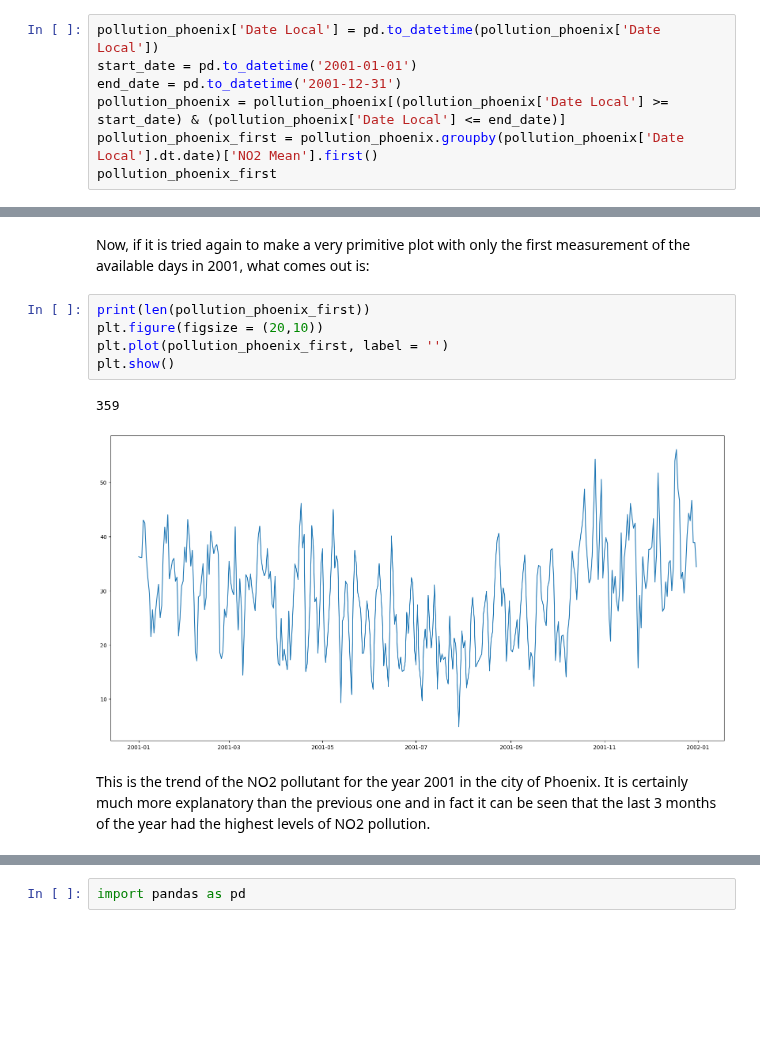
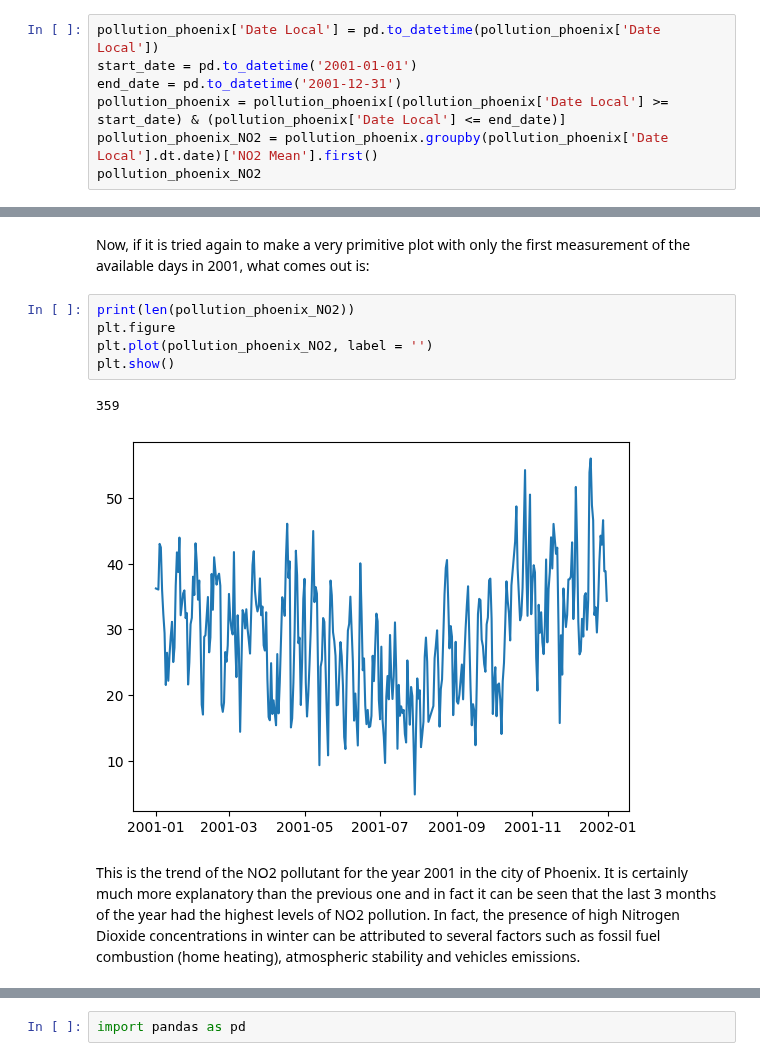
Before and after one commit to letizialanza01/Project_US_Pollution, a Jupyter notebook: Project_US_Pollution.ipynb, the cells around one changed output, grey strips where cells are left out. Saved outputs shown, nothing was run; the diff lists cells and outputs as text; blank space fills up the shorter version.

Commit message:
pollutants plot

```diff
--- a/Project_US_Pollution.ipynb
+++ b/Project_US_Pollution.ipynb
@@ -428,8 +428,8 @@ pollution_phoenix['Date Local'] = pd.to_datetime(pollution_phoenix['Date Local']
 start_date = pd.to_datetime('2001-01-01')
 end_date = pd.to_datetime('2001-12-31')
 pollution_phoenix = pollution_phoenix[(pollution_phoenix['Date Local'] >= start_date) & (pollution_phoenix['Date Local'] <= end_date)]
-pollution_phoenix_first = pollution_phoenix.groupby(pollution_phoenix['Date Local'].dt.date)['NO2 Mean'].first()
-pollution_phoenix_first
+pollution_phoenix_NO2 = pollution_phoenix.groupby(pollution_phoenix['Date Local'].dt.date)['NO2 Mean'].first()
+pollution_phoenix_NO2
 # %% [output]
 A value is trying to be set on a copy of a slice from a DataFrame.
 Try using .loc[row_indexer,col_indexer] = value instead
@@ -454,12 +454,12 @@ Since it was checked that NOT all days in 2001 have measurement, it wasn't expec
 # %% [markdown]
 Now, if it is tried again to make a very primitive plot with only the first measurement of the available days in 2001, what comes out is:
 # %%
-print(len(pollution_phoenix_first))
-plt.figure(figsize = (20,10))
-plt.plot(pollution_phoenix_first, label = '')
+print(len(pollution_phoenix_NO2))
+plt.figure
+plt.plot(pollution_phoenix_NO2, label = '')
 plt.show()
 # %% [output]
 359
-[figure, old version]
+[figure, new version]
 # %% [markdown]
-This is the trend of the NO2 pollutant for the year 2001 in the city of Phoenix. It is certainly much more explanatory than the previous one and in fact it can be seen that the last 3 months of the year had the highest levels of NO2 pollution.
+This is the trend of the NO2 pollutant for the year 2001 in the city of Phoenix. It is certainly much more explanatory than the previous one and in fact it can be seen that the last 3 months of the year had the highest levels of NO2 pollution. In fact, the presence of high Nitrogen Dioxide concentrations in winter can be attributed to several factors such as fossil fuel combustion (home heating), atmospheric stability and vehicles emissions.
```
Also changed, not shown: parts of 29 cells of this notebook.
